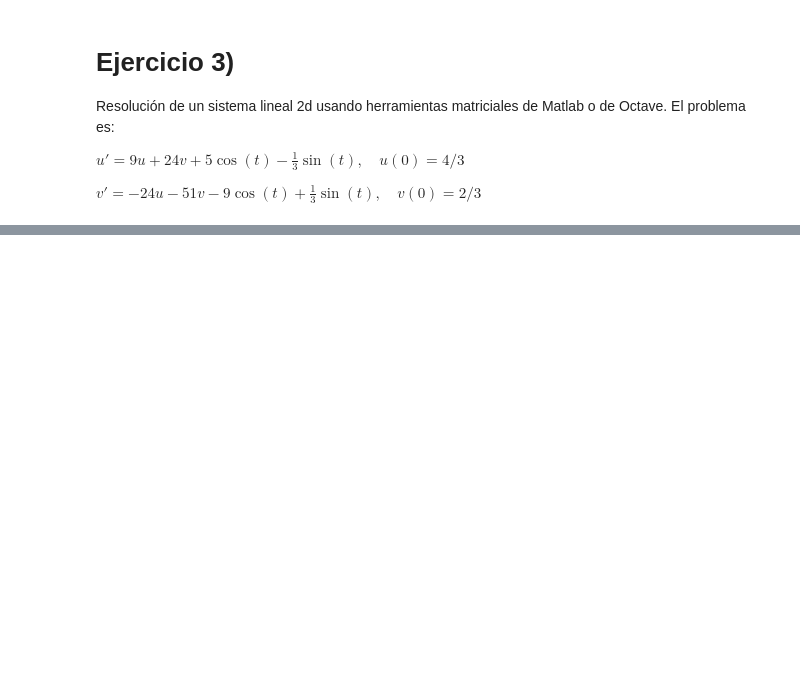
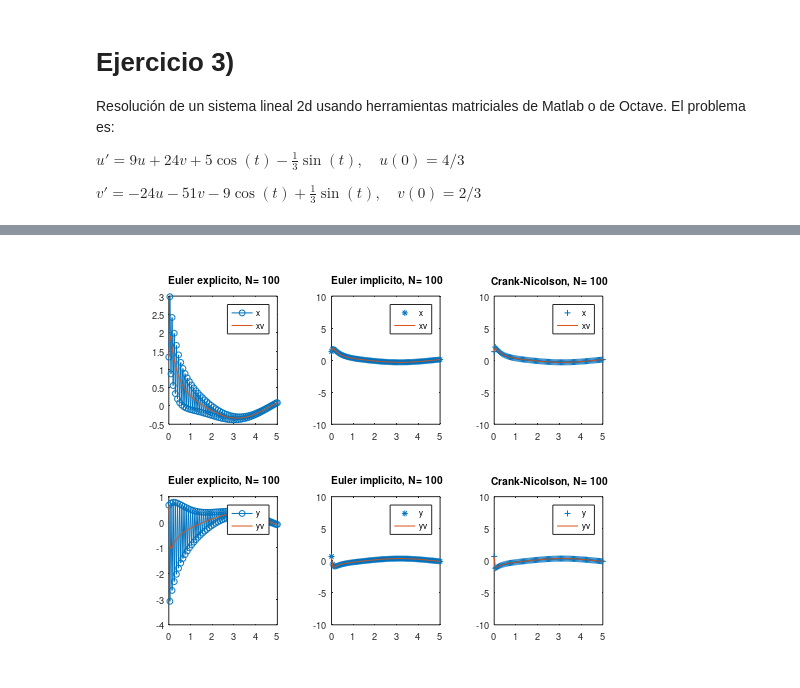
Before and after one commit to alonct/MNED, a Jupyter notebook: Practica1/Practica_1.ipynb, the cells around one changed output, grey strips where cells are left out. Cells and saved outputs as stored; diff of their text form; code cells hidden in the pictures; blank space fills up the shorter version.

```diff
--- a/Practica1/Practica_1.ipynb
+++ b/Practica1/Practica_1.ipynb
@@ -168,3 +168,98 @@ Octave. El problema es:
 $u' = 9u + 24v +5\cos(t) - \frac{1}{3}\sin(t), \quad u(0) = 4/3$
 
 $v' = -24u -51v -9\cos(t) + \frac{1}{3}\sin(t), \quad v(0) = 2/3$
+# %%
+clear all;
+T=5;
+N=100;
+x0=1;
+y0=2;
+h=T/N;
+t=[0:h:T];
+x0=4/3;
+y0=2/3;
+%
+% Solucion exacta
+%
+xv=2*exp(-3*t)-exp(-39*t)+cos(t)/3;
+yv=-exp(-3*t)+2*exp(-39*t)-cos(t)/3;
+x=zeros(N+1,1);
+y=zeros(N+1,1);
+x(1)=x0;
+y(1)=y0;
+h=T/N;
+ejes=[0 T -10 10];
+%
+% Matriz del sistema
+%
+A=[9 24;-24 -51];
+%
+% Matriz identidad
+%
+I=[1 0;0 1];
+%
+% Matriz de iteracion para Euler explicito
+%
+Me=I+h*A;
+%
+% Inicio computo con Euler explicito
+%
+v=[x(1);y(1)];
+for i=1:N
+    v=Me*v+h*[f1(t(i));f2(t(i))];
+    x(i+1)=v(1);
+    y(i+1)=v(2);
+end
+figure(1);
+subplot(2,3,1),plot(t,x,'-o',t,xv,'-');
+title([' Euler explicito, N= ',num2str(N)]);
+legend('x','xv','location','Best');
+%axis(ejes);
+subplot(2,3,4),plot(t,y,'-o',t,yv,'-');
+title([' Euler explicito, N= ',num2str(N)]);
+legend('y','yv','location','Best');%axis(ejes);
+%axis(ejes);
+%
+% Matriz de iteracion para Euler implicito
+%
+Mi=I-h*A;
+%
+% Inicio computo con Euler implicito
+%
+v=[x(1);y(1)];
+for i=1:N
+    v=Mi\(v+h*[f1(t(i+1));f2(t(i+1))]);
+    x(i+1)=v(1);
+    y(i+1)=v(2);
+end
+subplot(2,3,2),plot(t,x,'*',t,xv,'-');
+title([' Euler implicito, N= ',num2str(N)]);
+legend('x','xv','location','Best');
+axis(ejes);
+subplot(2,3,5),plot(t,y,'*',t,yv,'-');
+title([' Euler implicito, N= ',num2str(N)]);
+legend('y','yv','location','Best');
+axis(ejes);
+%
+% Matriz de iteracion para Crank-Nicolson
+%
+MCN=I-0.5*h*A;
+MCNaux=I+0.5*h*A;
+%
+% Inicio computo con Crank-Nicolson
+%
+v=[x(1);y(1)];
+for i=1:N
+    v=MCN\(MCNaux*v+0.5*h*[f1(t(i+1))+f1(t(i));f2(t(i+1))+f2(t(i))]);
+    x(i+1)=v(1);
+    y(i+1)=v(2);
+end
+subplot(2,3,3),plot(t,x,'+',t,xv,'-');
+title([' Crank-Nicolson, N= ',num2str(N)]);
+legend('x','xv','location','Best');
+axis(ejes);
+subplot(2,3,6),plot(t,y,'+',t,yv,'-');
+title([' Crank-Nicolson, N= ',num2str(N)]);
+legend('y','yv','location','Best');
+axis(ejes);
+# %% [output]
@@ -170,0 +272 @@ $v' = -24u -51v -9\cos(t) + \frac{1}{3}\sin(t), \quad v(0) = 2/3$
+[figure, added]
```
Also changed, not shown: parts of 4 cells of this notebook, 34 other files.
